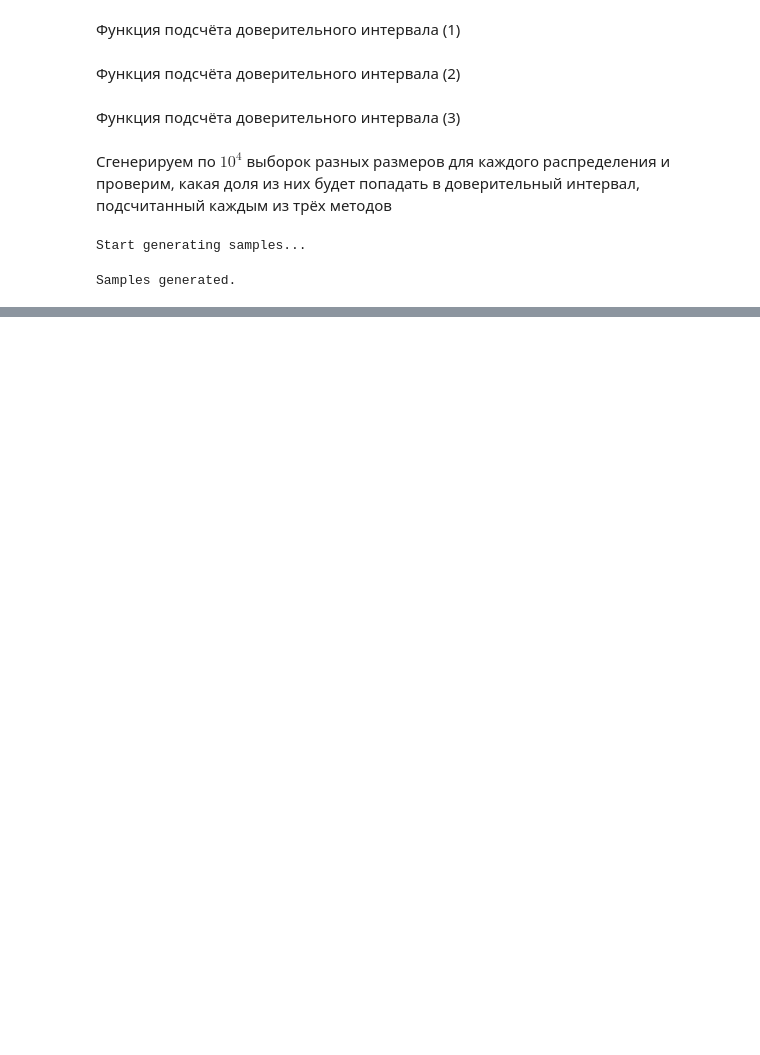
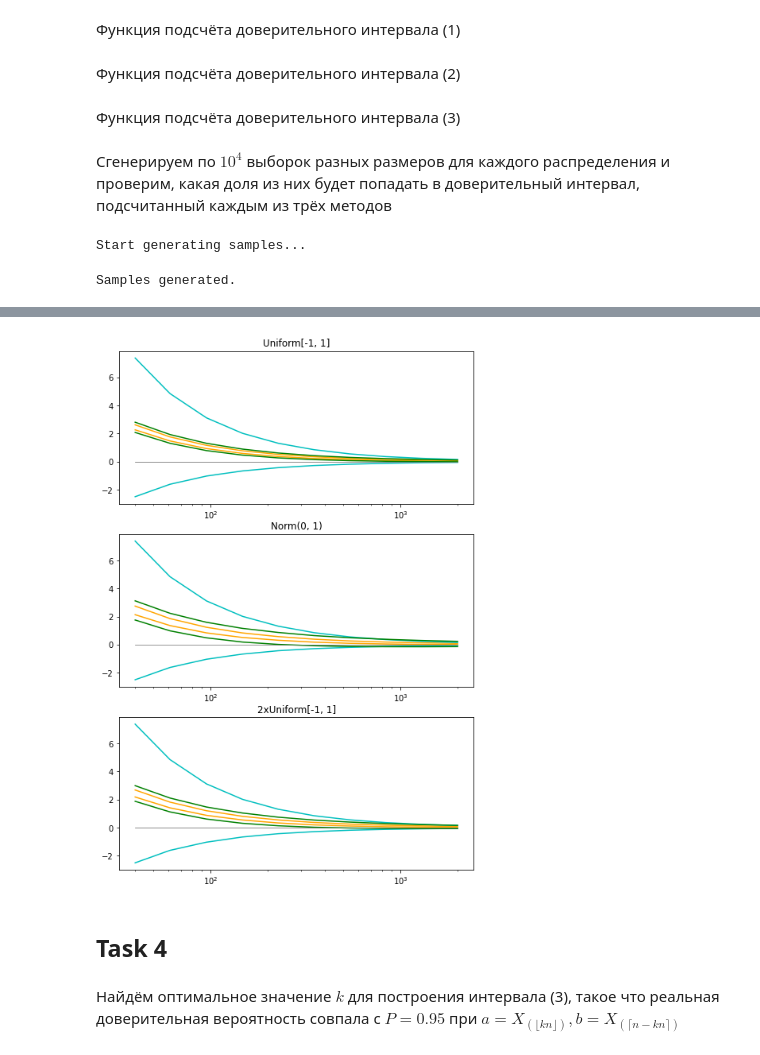
Before and after one commit to sergfedchin/hse-applied-statistics-methods, a Jupyter notebook: practice/pr03.ipynb, the cells around one changed output, grey strips where cells are left out. Saved outputs shown, nothing was run; the diff lists cells and outputs as text; code cells hidden in the pictures; blank space fills up the shorter version.

```diff
--- a/practice/pr03.ipynb
+++ b/practice/pr03.ipynb
@@ -187,0 +195,4 @@ for id, d in enumerate(distros):
+# %%
+samples_bad = {d: [[list(np.concatenate([samples[d][n_id][sample_id], [100.0]])) for sample_id in range(ITERATIONS)]
+                for n_id in range(len(NS))] for d in distros}
+print((samples_bad["2xUniform[-1, 1]"][0][0]))
@@ -187,0 +203,27 @@ for id, d in enumerate(distros):
+# %%
+task_3_results_a = {d: {method: {} for method in range(3)} for d in distros}
+task_3_results_b = {d: {method: {} for method in range(3)} for d in distros}
+for i, d in enumerate(distros):
+    for n_id, n in enumerate(NS):
+        print(f"Distribution {d}, samples size = {n + 1}")
+        average_d_left = [0] * 3
+        average_d_right = [0] * 3
+        for sample in tqdm(samples_bad[d][n_id]):
+            d_left_1, d_right_1 = confidence_interval_1(sample, sigma_squared[d])
+            average_d_left[0] += d_left_1
+            average_d_right[0] += d_right_1
+
+            d_left_2, d_right_2 = confidence_interval_2(sample)
+            average_d_left[1] += d_left_2
+            average_d_right[1] += d_right_2
+
+            d_left_3, d_right_3 = confidence_interval_3(sample, shift=2)
+            average_d_left[2] += d_left_3
+            average_d_right[2] += d_right_3
+
+        average_d_left = np.array(average_d_left) / len(samples[d][n_id])
+        average_d_right = np.array(average_d_right) / len(samples[d][n_id])
+
+        for method in range(3):
+            task_3_results_a[d][method][n] = average_d_left[method]
+            task_3_results_b[d][method][n] = average_d_right[method]
@@ -187,0 +244,16 @@ for id, d in enumerate(distros):
+# %%
+figure, axis = plt.subplots(3, 1, figsize=(8, 12))
+method_colors = {0: "orange", 1: "c", 2: "green"}
+for id, d in enumerate(distros):
+    for method in range(3):
+        axis[id].plot(NS, task_3_results_a[d][method].values(), color=method_colors[method])
+        axis[id].plot(NS, task_3_results_b[d][method].values(), color=method_colors[method])
+        axis[id].set_xscale('log')
+        axis[id].plot(NS, [0] * len(NS), color='gray', linewidth=0.5)
+        axis[id].title.set_text(d)
+# %% [output]
+[figure, added]
+# %% [markdown]
+## Task 4
+# %% [markdown]
+Найдём оптимальное значение $k$ для построения интервала (3), такое что реальная доверительная вероятность совпала с $P=0.95$ при $a = X_{(\lfloor kn \rfloor)}, b = X_{(\lceil n- kn \rceil)}$
```
Also changed, not shown: parts of 20 cells of this notebook.
